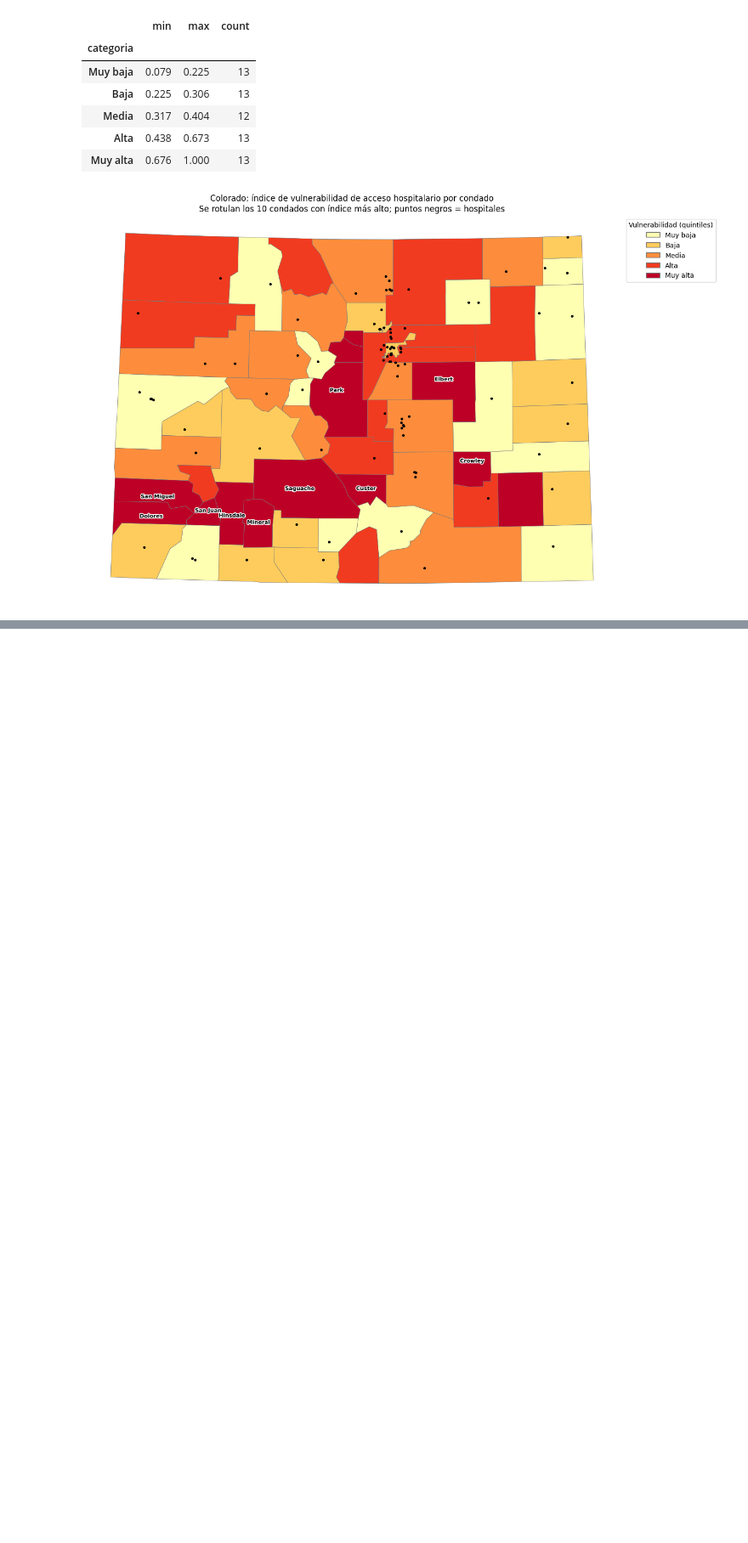
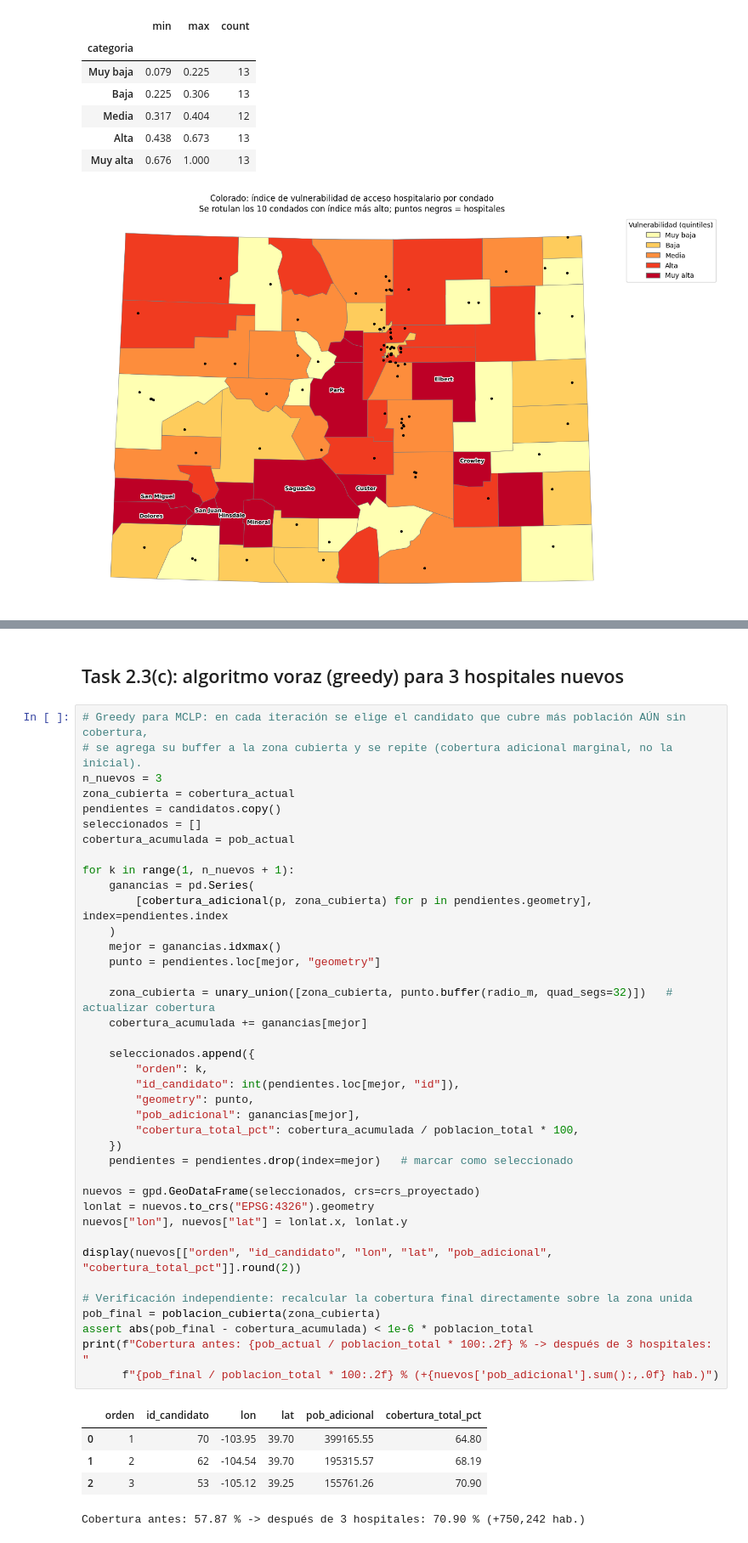
Before and after one commit to CamiR24/Lab5-MS, a Jupyter notebook: Task2.ipynb, the cells around one changed output, grey strips where cells are left out. Shown at 85% size. Drawn from its saved outputs; the diff is of its cells as text; blank space fills up the shorter version.

```diff
--- a/Task2.ipynb
+++ b/Task2.ipynb
@@ -340,0 +435,47 @@ plt.show()
+# %% [markdown]
+## Task 2.3(c): algoritmo voraz (greedy) para 3 hospitales nuevos
+# %%
+# Greedy para MCLP: en cada iteración se elige el candidato que cubre más población AÚN sin cobertura,
+# se agrega su buffer a la zona cubierta y se repite (cobertura adicional marginal, no la inicial).
+n_nuevos = 3
+zona_cubierta = cobertura_actual
+pendientes = candidatos.copy()
+seleccionados = []
+cobertura_acumulada = pob_actual
+
+for k in range(1, n_nuevos + 1):
+    ganancias = pd.Series(
+        [cobertura_adicional(p, zona_cubierta) for p in pendientes.geometry], index=pendientes.index
+    )
+    mejor = ganancias.idxmax()
+    punto = pendientes.loc[mejor, "geometry"]
+
+    zona_cubierta = unary_union([zona_cubierta, punto.buffer(radio_m, quad_segs=32)])   # actualizar cobertura
+    cobertura_acumulada += ganancias[mejor]
+
+    seleccionados.append({
+        "orden": k,
+        "id_candidato": int(pendientes.loc[mejor, "id"]),
+        "geometry": punto,
+        "pob_adicional": ganancias[mejor],
+        "cobertura_total_pct": cobertura_acumulada / poblacion_total * 100,
+    })
+    pendientes = pendientes.drop(index=mejor)   # marcar como seleccionado
+
+nuevos = gpd.GeoDataFrame(seleccionados, crs=crs_proyectado)
+lonlat = nuevos.to_crs("EPSG:4326").geometry
+nuevos["lon"], nuevos["lat"] = lonlat.x, lonlat.y
+
+display(nuevos[["orden", "id_candidato", "lon", "lat", "pob_adicional", "cobertura_total_pct"]].round(2))
+
+# Verificación independiente: recalcular la cobertura final directamente sobre la zona unida
+pob_final = poblacion_cubierta(zona_cubierta)
+assert abs(pob_final - cobertura_acumulada) < 1e-6 * poblacion_total
+print(f"Cobertura antes: {pob_actual / poblacion_total * 100:.2f} % -> después de 3 hospitales: "
+      f"{pob_final / poblacion_total * 100:.2f} % (+{nuevos['pob_adicional'].sum():,.0f} hab.)")
+# %% [output]
+|  | orden | id_candidato | lon | lat | pob_adicional | cobertura_total_pct |
+| 0 | 1 | 70 | -103.95 | 39.70 | 399165.55 | 64.80 |
+| 1 | 2 | 62 | -104.54 | 39.70 | 195315.57 | 68.19 |
+| 2 | 3 | 53 | -105.12 | 39.25 | 155761.26 | 70.90 |
+Cobertura antes: 57.87 % -> después de 3 hospitales: 70.90 % (+750,242 hab.)
```
Also changed, not shown: parts of 6 cells of this notebook.
